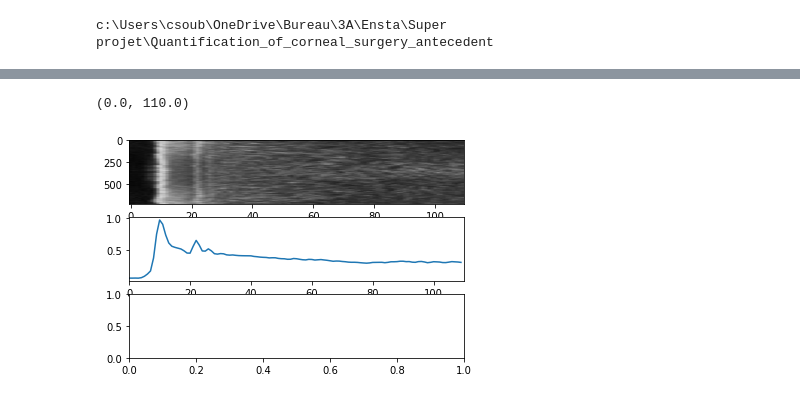
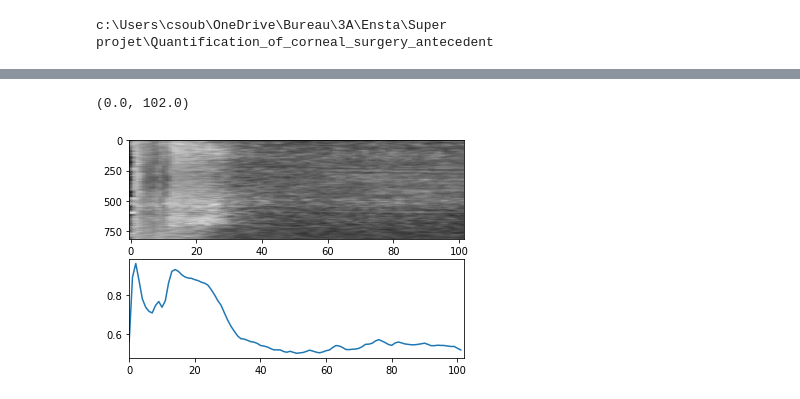
Before and after one commit to Coohrentiin/Quantification_of_corneal_surgery_antecedent, a Jupyter notebook: test_new_approach.ipynb, the cells around one changed output, grey strips where cells are left out. Saved outputs shown, nothing was run; the diff lists cells and outputs as text; code cells hidden in the pictures.

```diff
--- a/test_new_approach.ipynb
+++ b/test_new_approach.ipynb
@@ -46,14 +46,14 @@ c:\Users\csoub\OneDrive\Bureau\3A\Ensta\Super projet\Quantification_of_corneal_s
 # %%
 # filepathname=os.path.join(dirname, 'Data','HAZE','haze 3.jpg')
 # filepathname=os.path.join(dirname, 'Data','Healthy','23923_BOULIS_OD.jpg')
-filepathname=os.path.join(dirname, 'Data','VILBERT_Maelle','test.jpg')
+# filepathname=os.path.join(dirname, 'Data','VILBERT_Maelle','test.jpg')
 # filepathname=os.path.join(dirname, 'Data','Healthy_2','NASRAM_OD_Cross.jpg')
-# filepathname=os.path.join(dirname, 'Data','Fuchs_2','VANLUD_OD_6_Line.jpg')
+filepathname=os.path.join(dirname, 'Data','Fuchs_2','VANLUD_OD_6_Line.jpg')
 # filepathname=os.path.join(dirname, 'Data','Healthy','80608_REZAZK_OS.jpg')
 
 im=image_OCT(filepathname)
 print(im.Path_eye)
 im.AutoTreatment()
-# plot_treatment(im)
+plot_treatment(im)
 moving=False
 # %% [output]
@@ -61,20 +62,17 @@ Cross
 # %%
 intentityProfile=np.mean(im.OCT_flat,1)							#Compute the profile
 
 indexMax=np.argmax(intentityProfile)
 peak=argrelextrema(intentityProfile, np.greater)
 npeak1=np.unique(np.where(peak >= indexMax, peak,indexMax)[0])
 
-intentityProfile_integ=np.trapz(intentityProfile)
 
-pre_window=10
+pre_window=2
 post_window=100
-fig,ax=plt.subplots(3,1)
+fig,ax=plt.subplots(2,1)
 ax[0].imshow((im.OCT_flat[npeak1[0]-pre_window:npeak1[0]+post_window][:]).T,aspect="auto",cmap="gray")
 ax[1].plot(intentityProfile[npeak1[0]-pre_window:npeak1[0]+post_window])
 ax[1].set_xlim([0,pre_window+post_window])
-# ax[2].plot(intentityProfile_integ[npeak1[0]-pre_window:npeak1[0]+post_window])
-# ax[2].set_xlim([-1,pre_window+post_window])
 # %% [output]
-(0.0, 110.0)
+(0.0, 102.0)
-[figure, old version]
+[figure, new version]
```
Also changed, not shown: parts of 21 cells of this notebook, 5 other files.
